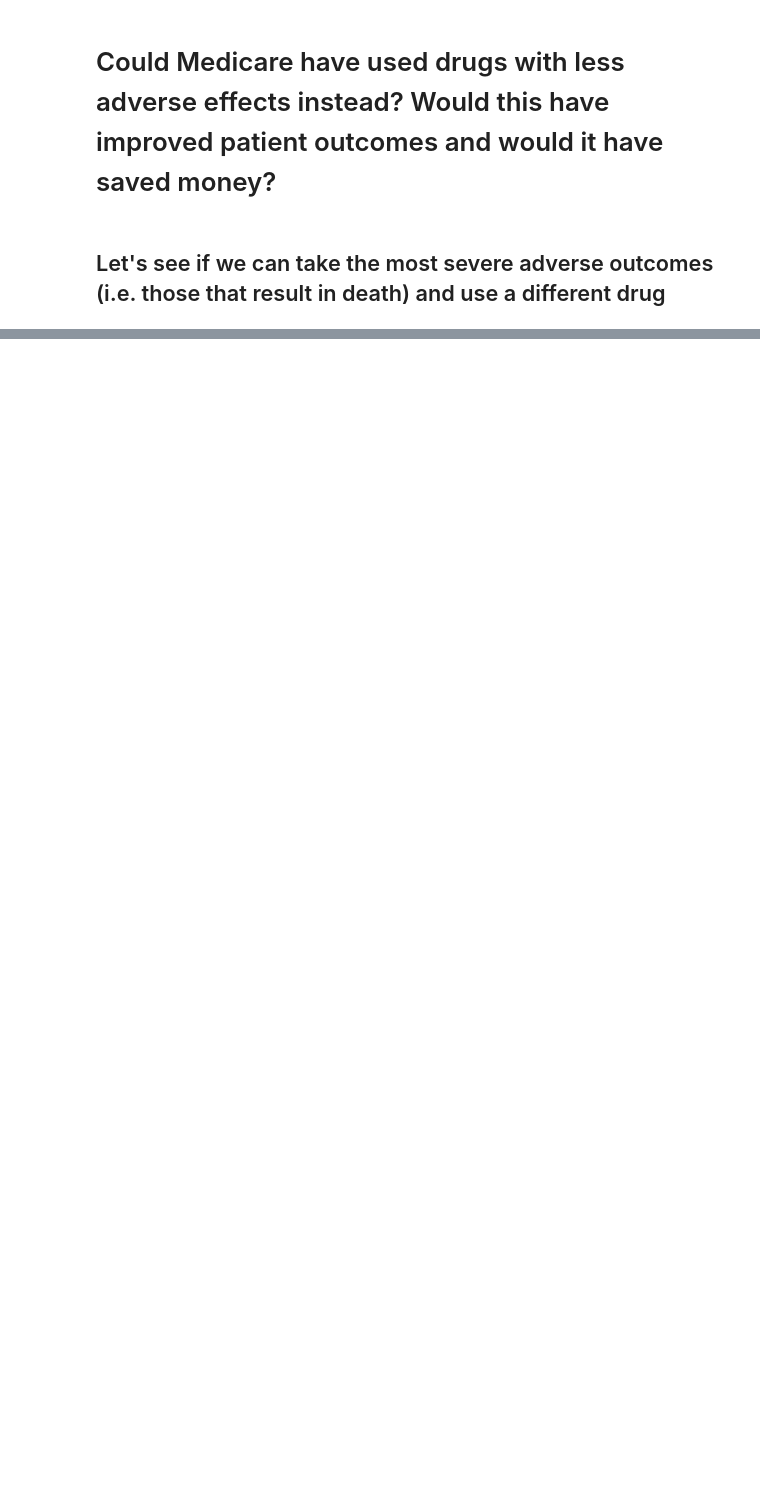
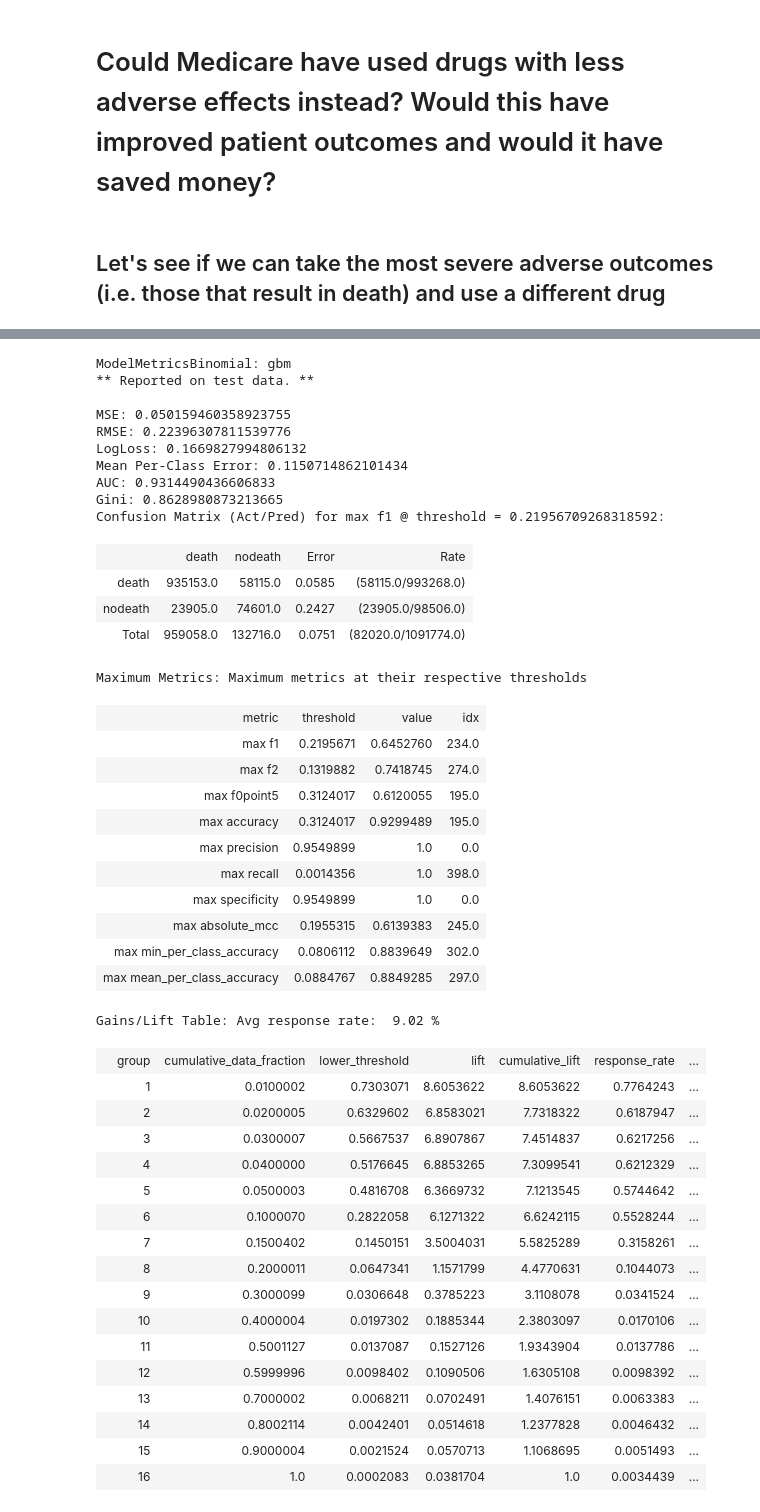
Before and after one commit to bensuutari/Enigma_Healthcare, a Jupyter notebook: Analysis.ipynb, the cells around one changed output, grey strips where cells are left out. Saved outputs shown, nothing was run; the diff lists cells and outputs as text; code cells hidden in the pictures; blank space fills up the shorter version.

```diff
--- a/Analysis.ipynb
+++ b/Analysis.ipynb
@@ -302,0 +325,48 @@ $$$$$$$$$$$$$$$$$$$$$$$$$$$$$$$$
+# %%
+performance = outcome_GBM.model_performance(test)
+performance.show()
+# %% [output]
+ModelMetricsBinomial: gbm
+** Reported on test data. **
+
+MSE: 0.050159460358923755
+RMSE: 0.22396307811539776
+LogLoss: 0.1669827994806132
+Mean Per-Class Error: 0.1150714862101434
+AUC: 0.9314490436606833
+Gini: 0.8628980873213665
+Confusion Matrix (Act/Pred) for max f1 @ threshold = 0.21956709268318592:
+|  | death | nodeath | Error | Rate |
+| death | 935153.0 | 58115.0 | 0.0585 | (58115.0/993268.0) |
+| nodeath | 23905.0 | 74601.0 | 0.2427 | (23905.0/98506.0) |
+| Total | 959058.0 | 132716.0 | 0.0751 | (82020.0/1091774.0) |
+Maximum Metrics: Maximum metrics at their respective thresholds
+| metric | threshold | value | idx |
+| max f1 | 0.2195671 | 0.6452760 | 234.0 |
+| max f2 | 0.1319882 | 0.7418745 | 274.0 |
+| max f0point5 | 0.3124017 | 0.6120055 | 195.0 |
+| max accuracy | 0.3124017 | 0.9299489 | 195.0 |
+| max precision | 0.9549899 | 1.0 | 0.0 |
+| max recall | 0.0014356 | 1.0 | 398.0 |
+| max specificity | 0.9549899 | 1.0 | 0.0 |
+| max absolute_mcc | 0.1955315 | 0.6139383 | 245.0 |
+| max min_per_class_accuracy | 0.0806112 | 0.8839649 | 302.0 |
+| max mean_per_class_accuracy | 0.0884767 | 0.8849285 | 297.0 |
+Gains/Lift Table: Avg response rate:  9.02 %
+|  | group | cumulative_data_fraction | lower_threshold | lift | cumulative_lift | response_rate | ... |
+|  | 1 | 0.0100002 | 0.7303071 | 8.6053622 | 8.6053622 | 0.7764243 | ... |
+|  | 2 | 0.0200005 | 0.6329602 | 6.8583021 | 7.7318322 | 0.6187947 | ... |
+|  | 3 | 0.0300007 | 0.5667537 | 6.8907867 | 7.4514837 | 0.6217256 | ... |
+|  | 4 | 0.0400000 | 0.5176645 | 6.8853265 | 7.3099541 | 0.6212329 | ... |
+|  | 5 | 0.0500003 | 0.4816708 | 6.3669732 | 7.1213545 | 0.5744642 | ... |
+|  | 6 | 0.1000070 | 0.2822058 | 6.1271322 | 6.6242115 | 0.5528244 | ... |
+|  | 7 | 0.1500402 | 0.1450151 | 3.5004031 | 5.5825289 | 0.3158261 | ... |
+|  | 8 | 0.2000011 | 0.0647341 | 1.1571799 | 4.4770631 | 0.1044073 | ... |
+|  | 9 | 0.3000099 | 0.0306648 | 0.3785223 | 3.1108078 | 0.0341524 | ... |
+|  | 10 | 0.4000004 | 0.0197302 | 0.1885344 | 2.3803097 | 0.0170106 | ... |
+|  | 11 | 0.5001127 | 0.0137087 | 0.1527126 | 1.9343904 | 0.0137786 | ... |
+|  | 12 | 0.5999996 | 0.0098402 | 0.1090506 | 1.6305108 | 0.0098392 | ... |
+|  | 13 | 0.7000002 | 0.0068211 | 0.0702491 | 1.4076151 | 0.0063383 | ... |
+|  | 14 | 0.8002114 | 0.0042401 | 0.0514618 | 1.2377828 | 0.0046432 | ... |
+|  | 15 | 0.9000004 | 0.0021524 | 0.0570713 | 1.1068695 | 0.0051493 | ... |
+|  | 16 | 1.0 | 0.0002083 | 0.0381704 | 1.0 | 0.0034439 | ... |
```
Also changed, not shown: parts of 36 cells of this notebook.
